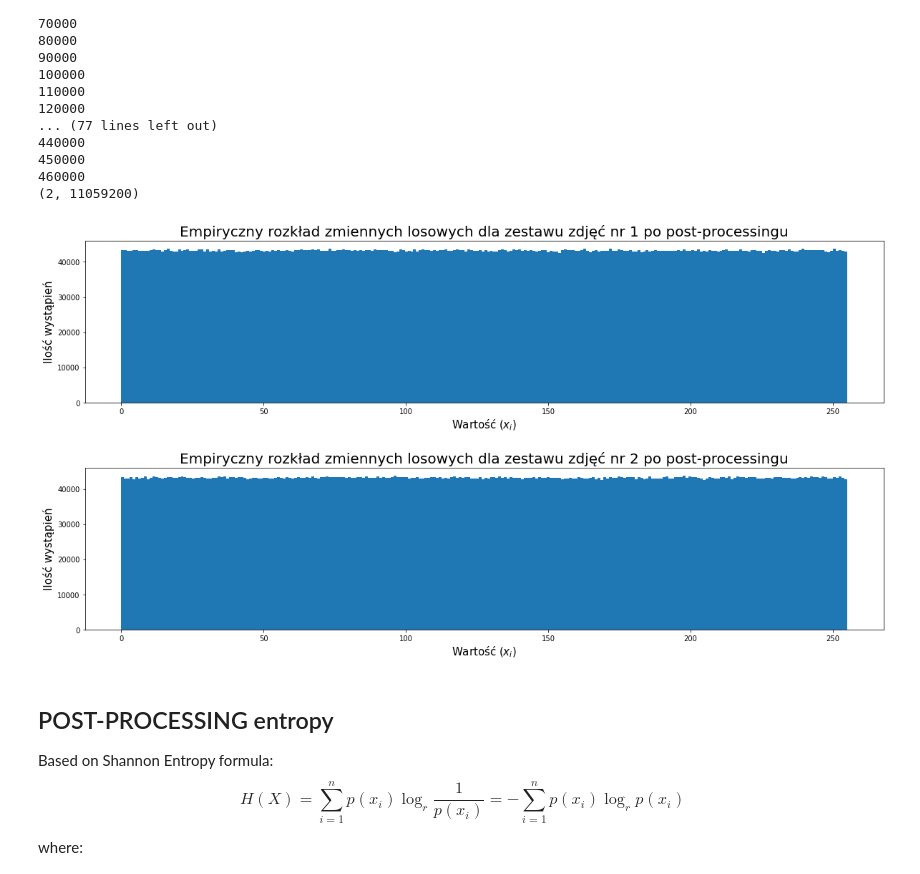
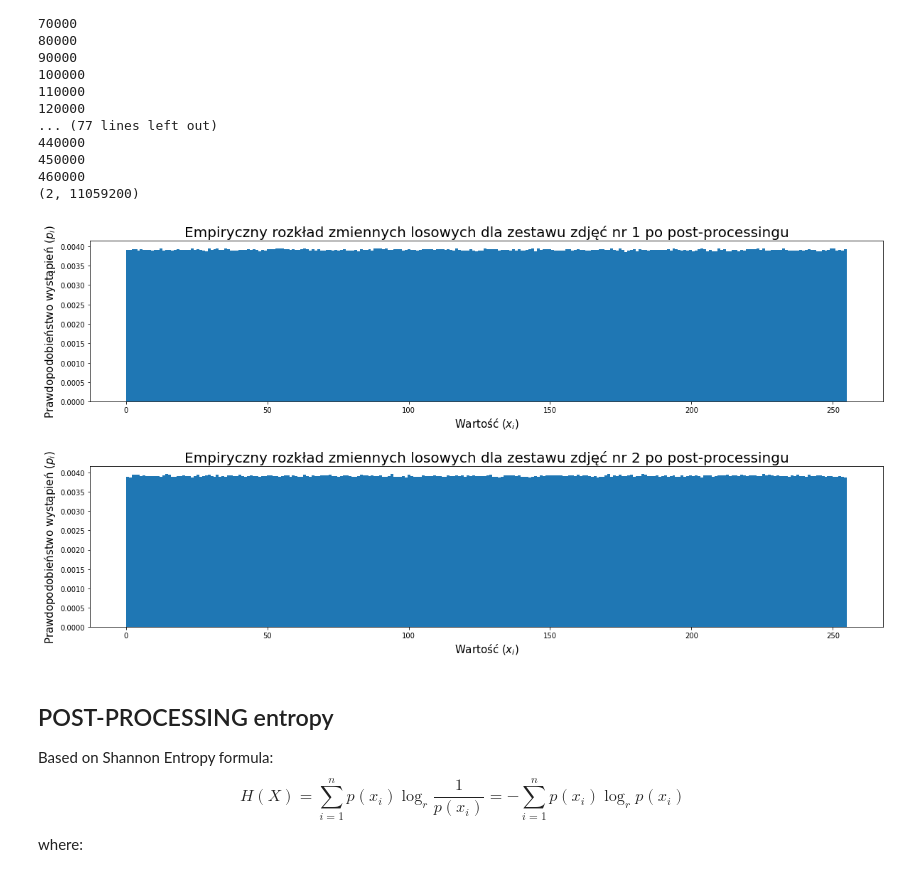
Before and after one commit to mattix1710/TRNG_ImageSampling, a Jupyter notebook: TRNG_code_CAMERA_test.ipynb, the cells around one changed output. Drawn from its saved outputs; the diff is of its cells as text; code cells hidden in the pictures.

```diff
--- a/TRNG_code_CAMERA_test.ipynb
+++ b/TRNG_code_CAMERA_test.ipynb
@@ -236,10 +236,11 @@ red_XOR_1 [85 85 84 ... 82 82 83]
 fig, axs = plt.subplots(MAX_IMG, 1, figsize=[MAX_IMG*10,10])
 plt.subplots_adjust(hspace=0.4)
 for i in range(MAX_IMG):
-    axs[i].hist(Z[i], 256)
+    axs[i].hist(Z[i], 256, weights=np.ones(len(Z[0]))/len(Z[0]))
+
     axs[i].set_title("Empiryczny rozkład zmiennych losowych dla zestawu zdjęć nr {}".format(i+1), size=20)
     axs[i].set_xlabel(r'Wartość ($x_i$)', size=15)
-    axs[i].set_ylabel("Ilość wystąpień", size=15)
+    axs[i].set_ylabel(r'Prawdopodobieństwo wystąpień ($p_i$)', size=15)
 
 plt.show()
 # %% [output]
@@ -454,15 +455,15 @@ print(np.shape(out))
 # %%
 fig, axs = plt.subplots(MAX_IMG, 1, figsize=[MAX_IMG*10,10])
 plt.subplots_adjust(hspace=0.4)
 for i in range(MAX_IMG):
-    axs[i].hist(out[i], 256)
+    axs[i].hist(out[i], 256, weights=np.ones(len(out[0]))/len(out[0]))
     axs[i].set_title("Empiryczny rozkład zmiennych losowych dla zestawu zdjęć nr {} po post-processingu".format(i+1), size=20)
     axs[i].set_xlabel(r'Wartość ($x_i$)', size=15)
-    axs[i].set_ylabel("Ilość wystąpień", size=15)
+    axs[i].set_ylabel(r'Prawdopodobieństwo wystąpień ($p_i$)', size=15)
 
 plt.show()
 # %% [output]
-[figure, old version]
+[figure, new version]
 # %% [markdown]
 <h2>POST-PROCESSING entropy</h2>
 Based on Shannon Entropy formula:
```
Also changed, not shown: parts of 5 cells of this notebook.
